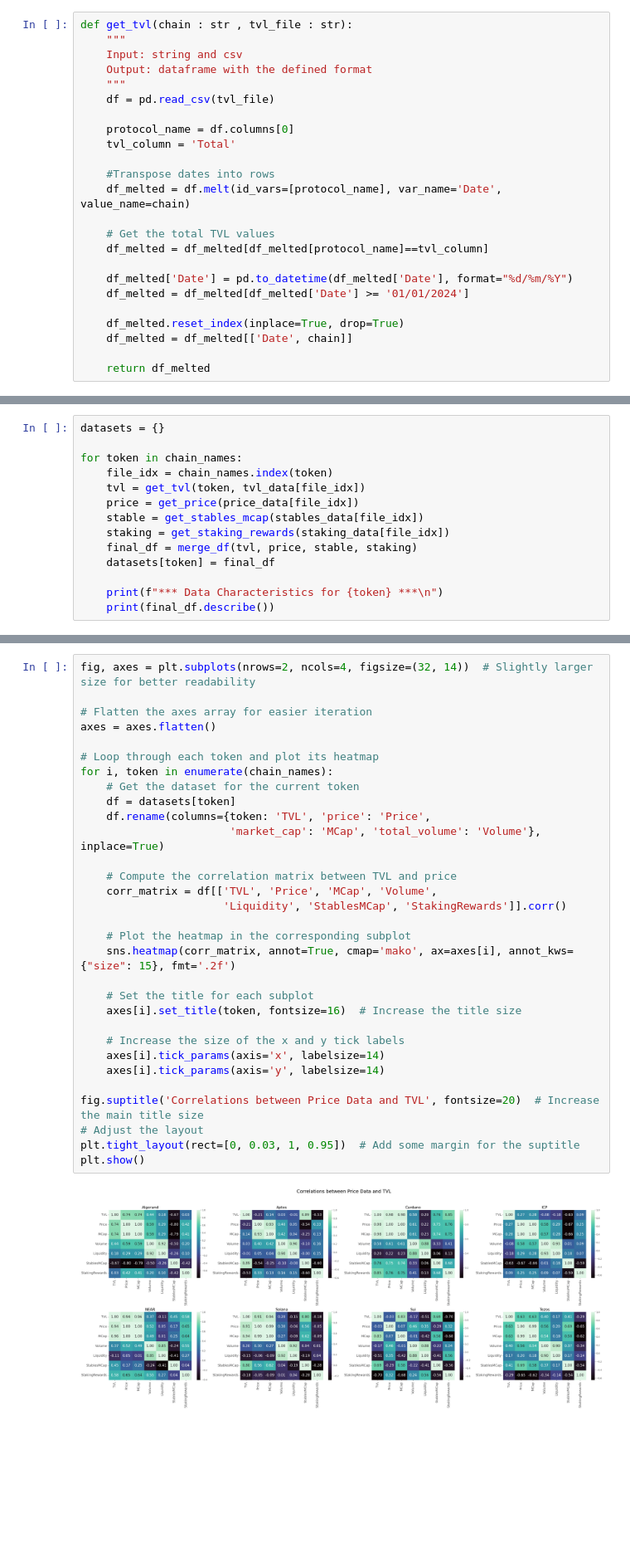
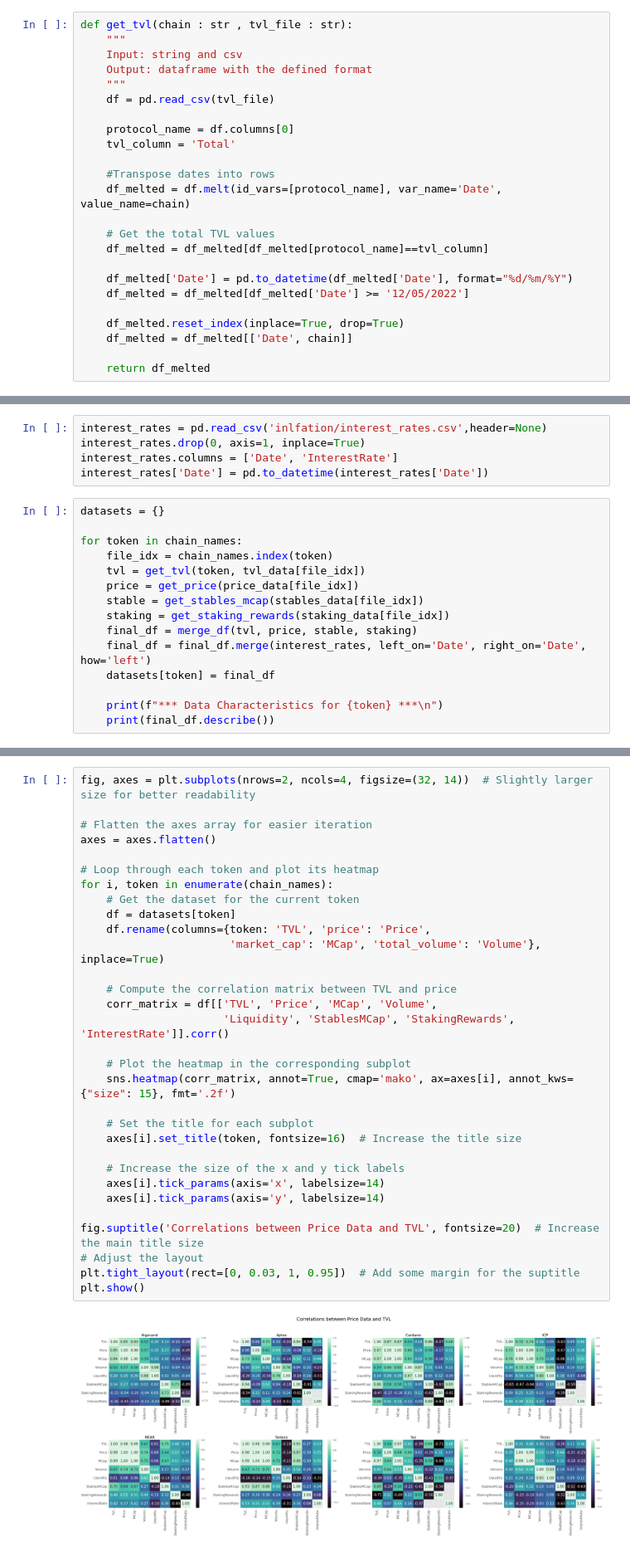
Before and after one commit to MarcLlopart/TVL-Regression-Analysis, a Jupyter notebook: tvl_analysis.ipynb, the cells around one changed output, grey strips where cells are left out. Shown at 83% size. Saved outputs shown, nothing was run; the diff lists cells and outputs as text; blank space fills up the shorter version.

Commit message:
feat: enhanced analysis with interest rates

```diff
--- a/tvl_analysis.ipynb
+++ b/tvl_analysis.ipynb
@@ -57,7 +57,7 @@ def get_tvl(chain : str , tvl_file : str):
     df_melted = df_melted[df_melted[protocol_name]==tvl_column]
 
     df_melted['Date'] = pd.to_datetime(df_melted['Date'], format="%d/%m/%Y")
-    df_melted = df_melted[df_melted['Date'] >= '01/01/2024']
+    df_melted = df_melted[df_melted['Date'] >= '12/05/2022']
 
     df_melted.reset_index(inplace=True, drop=True)
     df_melted = df_melted[['Date', chain]]
@@ -114,6 +114,11 @@ def merge_df(tvl_df : pd.DataFrame , price_df : pd.DataFrame,
     merged_df['Liquidity'] = merged_df['total_volume']/merged_df['market_cap'] * 100
     merged_df.drop(['snapped_at', 'createdAt', 'metricKey'], axis=1, inplace=True)
     return merged_df
+# %%
+interest_rates = pd.read_csv('inlfation/interest_rates.csv',header=None)
+interest_rates.drop(0, axis=1, inplace=True)
+interest_rates.columns = ['Date', 'InterestRate']
+interest_rates['Date'] = pd.to_datetime(interest_rates['Date'])
 # %%
 datasets = {}
 
@@ -124,6 +129,7 @@ for token in chain_names:
     stable = get_stables_mcap(stables_data[file_idx])
     staking = get_staking_rewards(staking_data[file_idx])
     final_df = merge_df(tvl, price, stable, staking)
+    final_df = final_df.merge(interest_rates, left_on='Date', right_on='Date', how='left')
     datasets[token] = final_df
 
     print(f"*** Data Characteristics for {token} ***\n")
@@ -150,35 +156,35 @@ std    2.309443e+07  2.932646e+06        1.150449    2.220486
 fig, axes = plt.subplots(nrows=2, ncols=4, figsize=(32, 14))  # Slightly larger size for better readability
 
 # Flatten the axes array for easier iteration
 axes = axes.flatten()
 
 # Loop through each token and plot its heatmap
 for i, token in enumerate(chain_names):
     # Get the dataset for the current token
     df = datasets[token]
     df.rename(columns={token: 'TVL', 'price': 'Price',
                        'market_cap': 'MCap', 'total_volume': 'Volume'}, inplace=True)
 
     # Compute the correlation matrix between TVL and price
     corr_matrix = df[['TVL', 'Price', 'MCap', 'Volume',
-                      'Liquidity', 'StablesMCap', 'StakingRewards']].corr()
+                      'Liquidity', 'StablesMCap', 'StakingRewards', 'InterestRate']].corr()
 
     # Plot the heatmap in the corresponding subplot
     sns.heatmap(corr_matrix, annot=True, cmap='mako', ax=axes[i], annot_kws={"size": 15}, fmt='.2f')
 
     # Set the title for each subplot
     axes[i].set_title(token, fontsize=16)  # Increase the title size
 
     # Increase the size of the x and y tick labels
     axes[i].tick_params(axis='x', labelsize=14)
     axes[i].tick_params(axis='y', labelsize=14)
 
 fig.suptitle('Correlations between Price Data and TVL', fontsize=20)  # Increase the main title size
 # Adjust the layout
 plt.tight_layout(rect=[0, 0.03, 1, 0.95])  # Add some margin for the suptitle
 plt.show()
 # %% [output]
-[figure, old version]
+[figure, new version]
 # %%
 fig, axes = plt.subplots(nrows=2, ncols=4, figsize=(20, 8))
 
```
Also changed, not shown: parts of 1 cell of this notebook, 17 other files.
